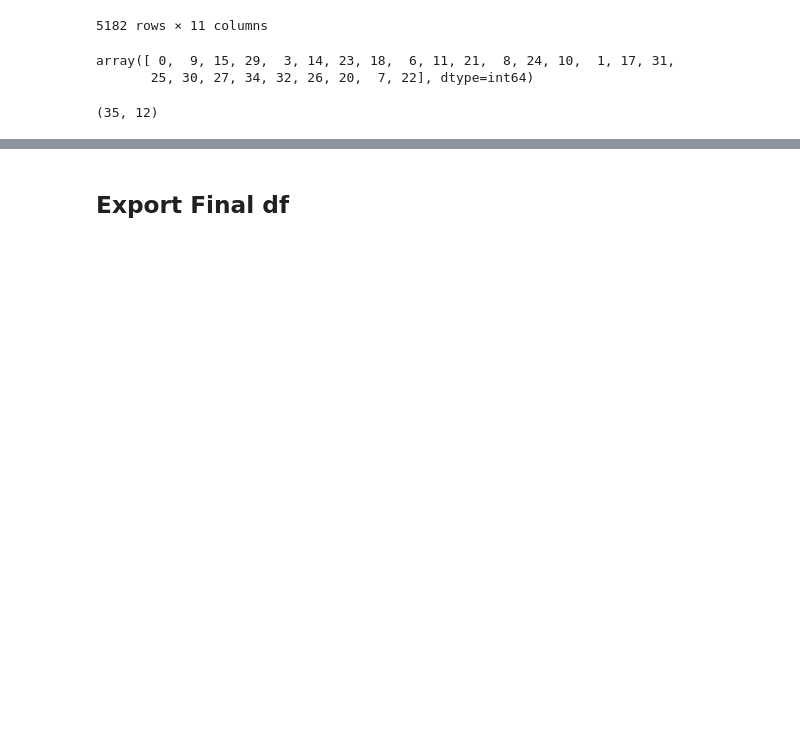
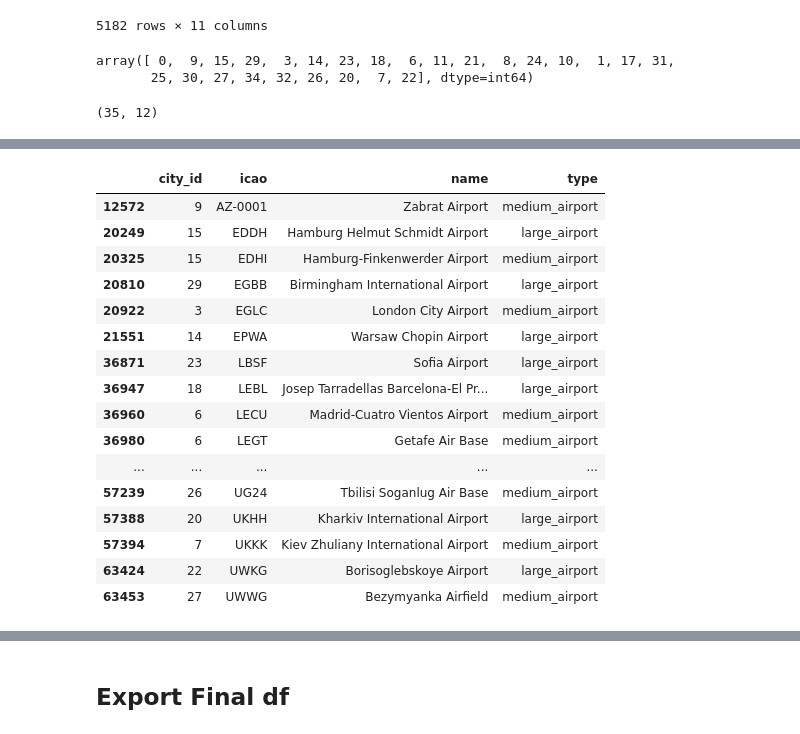
Before and after one commit to JacquelineBashta/WebScrap_GansEscooter, a Jupyter notebook: 03_airports/airports.ipynb, the cells around one changed output, grey strips where cells are left out. Saved outputs shown, nothing was run; the diff lists cells and outputs as text; code cells hidden in the pictures; blank space fills up the shorter version.

```diff
--- a/03_airports/airports.ipynb
+++ b/03_airports/airports.ipynb
@@ -128,3 +148,23 @@ airport_df=airport_df[["city_id","icao"]]
+# %%
+airport_df
+# %% [output]
+|  | city_id | icao | name | type |
+| 12572 | 9 | AZ-0001 | Zabrat Airport | medium_airport |
+| 20249 | 15 | EDDH | Hamburg Helmut Schmidt Airport | large_airport |
+| 20325 | 15 | EDHI | Hamburg-Finkenwerder Airport | medium_airport |
+| 20810 | 29 | EGBB | Birmingham International Airport | large_airport |
+| 20922 | 3 | EGLC | London City Airport | medium_airport |
+| 21551 | 14 | EPWA | Warsaw Chopin Airport | large_airport |
+| 36871 | 23 | LBSF | Sofia Airport | large_airport |
+| 36947 | 18 | LEBL | Josep Tarradellas Barcelona-El Pr... | large_airport |
+| 36960 | 6 | LECU | Madrid-Cuatro Vientos Airport | medium_airport |
+| 36980 | 6 | LEGT | Getafe Air Base | medium_airport |
+| ... | ... | ... | ... | ... |
+| 57239 | 26 | UG24 | Tbilisi Soganlug Air Base | medium_airport |
+| 57388 | 20 | UKHH | Kharkiv International Airport | large_airport |
+| 57394 | 7 | UKKK | Kiev Zhuliany International Airport | medium_airport |
+| 63424 | 22 | UWKG | Borisoglebskoye Airport | large_airport |
+| 63453 | 27 | UWWG | Bezymyanka Airfield | medium_airport |
 # %%
 airport_df.sort_values(by="city_id")
 # %% [output]
```
Also changed, not shown: parts of 5 cells of this notebook, 5 other files.
